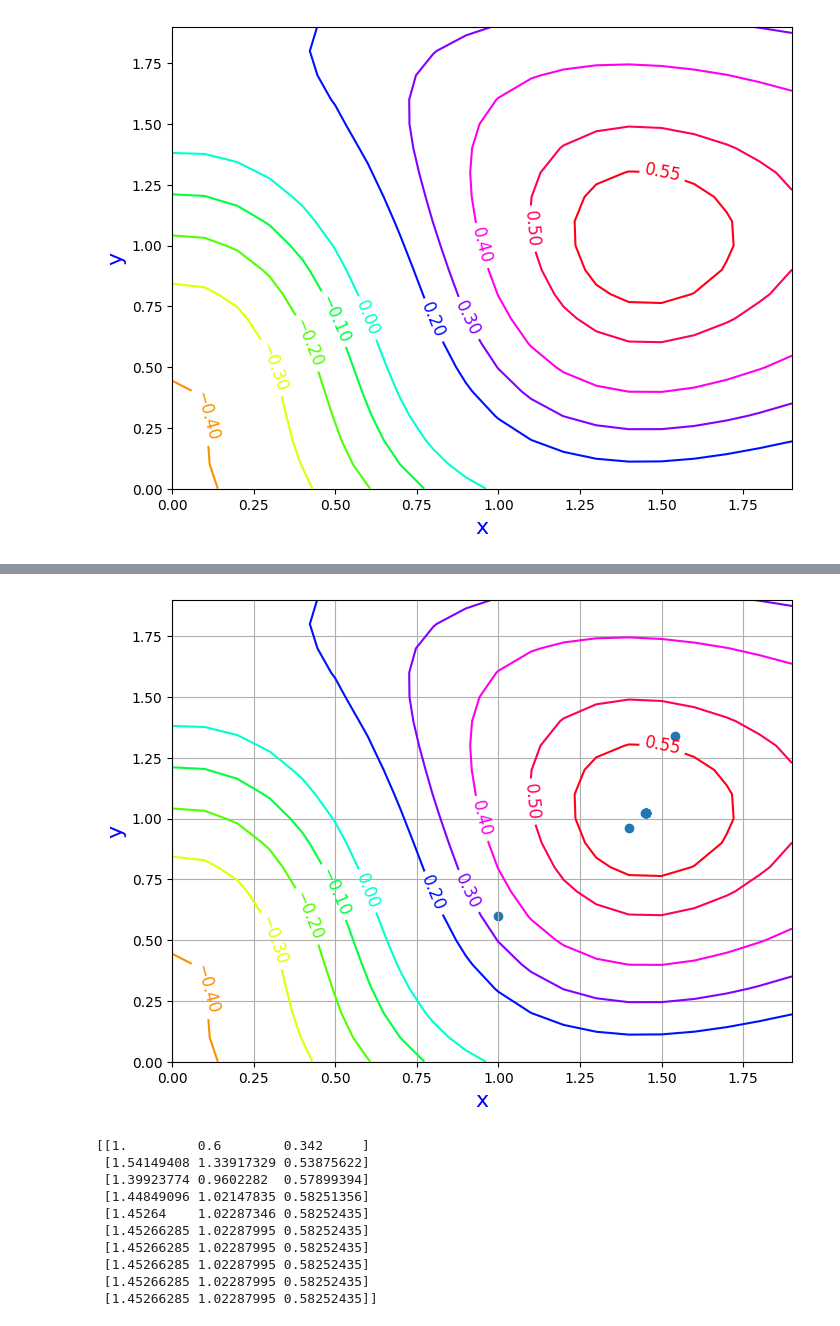
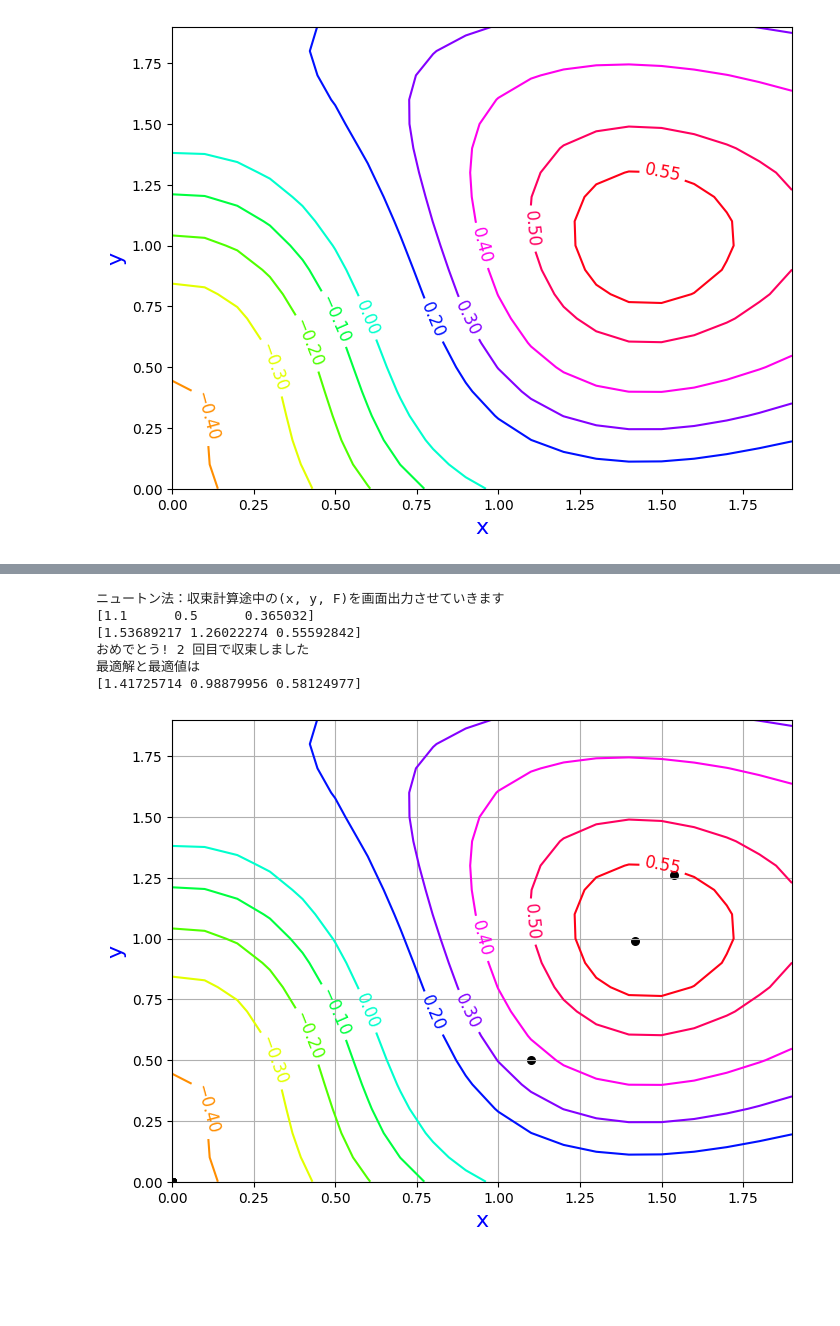
Before and after one commit to Tomoki-Ishikura/lecture_infosys, a Jupyter notebook: OptimComplexFun.ipynb, the cells around one changed output, grey strips where cells are left out. Cells and saved outputs as stored; diff of their text form; code cells hidden in the pictures; blank space fills up the shorter version.

```diff
--- a/OptimComplexFun.ipynb
+++ b/OptimComplexFun.ipynb
@@ -50,10 +147,17 @@ ax1.clabel(cont, fontsize = 12)
 # %%
-N_Iteration=10 # 繰り返し計算の上限値
+"""
+ニュートン法の場合
+初期点として，(x_0,y_0)を選ぶ
+初期点が最適解から離れていると失敗することがある．
+最適解の近傍からスタートすると収束が速い
+"""
+print('ニュートン法：収束計算途中の(x, y, F)を画面出力させていきます')
+
 RecordNewton=np.zeros((N_Iteration,3)) # 途中の計算を記録する行列（要素は全て0）を作成
 
 # Step 0
-x=1.0
-y=0.6
+x=1.1
+y=0.5
 
 for I in range(N_Iteration):
     # Step 1 現在の解候補点での関数評価
@@ -82,47 +186,59 @@ for I in range(N_Iteration):
     # Manual=np.sqrt(dx**2+dy**2)
     # print(LengVec)
     # print(Manual)
+    if x<0:
+      print('非負のx領域だけを探索してください．初期点を変えてやり直しましょう')
+      break
+    if y<0:
+      print('非負のy領域だけを探索してください．初期点を変えてやり直しましょう')
+      break
+
+    # Step 2.5 勾配ベクトルがゼロベクトルか判定
+    LengVec=np.linalg.norm(Grad) # 勾配ベクトルの長さ：ノルム
+
+    if LengVec<0.1: # 勾配ベクトルのノルムが0.1より小さければ，収束したと判断（実際にはもっと小さな値が望ましい）
+      print('おめでとう! %d 回目で収束しました' % I)
+      print('最適解と最適値は')
+      print(RecordNewton[I,:])
+      break
+    else:
+      print(RecordNewton[I,:])
 
     # Step 3 次の座標を決める
     Step=np.dot(H,Grad)
     x=x - Step[0]
     y=y - Step[1]
 # ここまでで，繰り返し計算は終了
+# %% [output]
+ニュートン法：収束計算途中の(x, y, F)を画面出力させていきます
+[1.1      0.5      0.365032]
+[1.53689217 1.26022274 0.55592842]
+おめでとう! 2 回目で収束しました
+最適解と最適値は
+[1.41725714 0.98879956 0.58124977]
 # %%
 # ここから結果のまとめ
 x_result2=RecordNewton[:,0]
 y_result2=RecordNewton[:,1]
 F_result2=RecordNewton[:,2]
 
 # グラフを表示する準備
 fig2 = plt.figure(figsize = (8, 6))
 
 # FigureにAxes(軸)を追加
 ax2 = fig2.add_subplot()
 # 軸ラベルを設定，ラベルの文字とフォントサイズと色
 ax2.set_xlabel("x", size = 16, color = "blue")
 ax2.set_ylabel("y", size = 16, color = "blue")
 
 ax2.grid() # 罫線
 
-Scat2 = ax2.scatter(x_result2,y_result2) # 繰り返し計算の軌跡
-Cont3 = ax2.contour(X, Y, F00, cmap = "hsv", levels = hight) # 関数の等高線
+Scat2 = ax2.scatter(x_result2,y_result2,c='k', s=30) # 繰り返し計算の軌跡
+Cont3 = ax2.contour(X, Y, F0, cmap = "hsv", levels = hight) # 関数の等高線
 
 # 等高線ラベルを設定
 ax2.clabel(Cont3, fontsize = 12)
 
 plt.show()
-
-print(RecordNewton)
 # %% [output]
-[figure, old version]
+[figure, new version]
-[[1.         0.6        0.342     ]
- [1.54149408 1.33917329 0.53875622]
- [1.39923774 0.9602282  0.57899394]
- [1.44849096 1.02147835 0.58251356]
- [1.45264    1.02287346 0.58252435]
- [1.45266285 1.02287995 0.58252435]
- [1.45266285 1.02287995 0.58252435]
- [1.45266285 1.02287995 0.58252435]
- [1.45266285 1.02287995 0.58252435]
- [1.45266285 1.02287995 0.58252435]]
```
Also changed, not shown: parts of 3 cells of this notebook.
